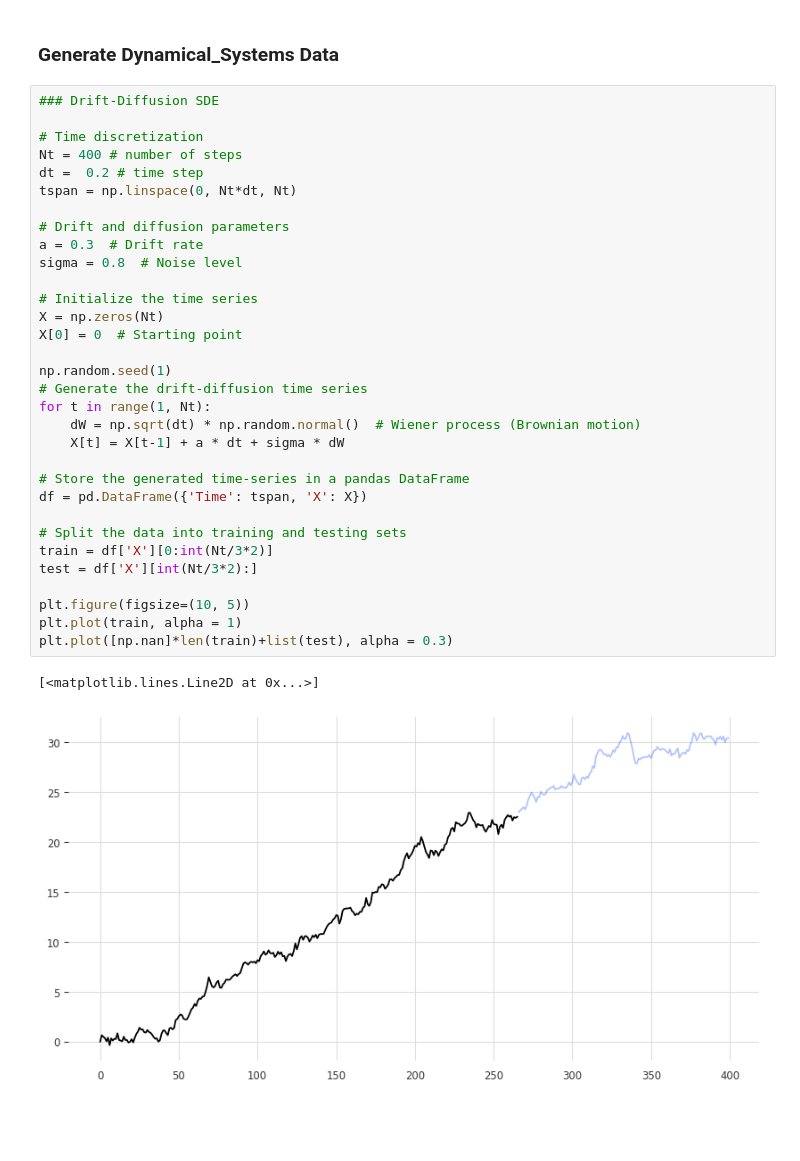
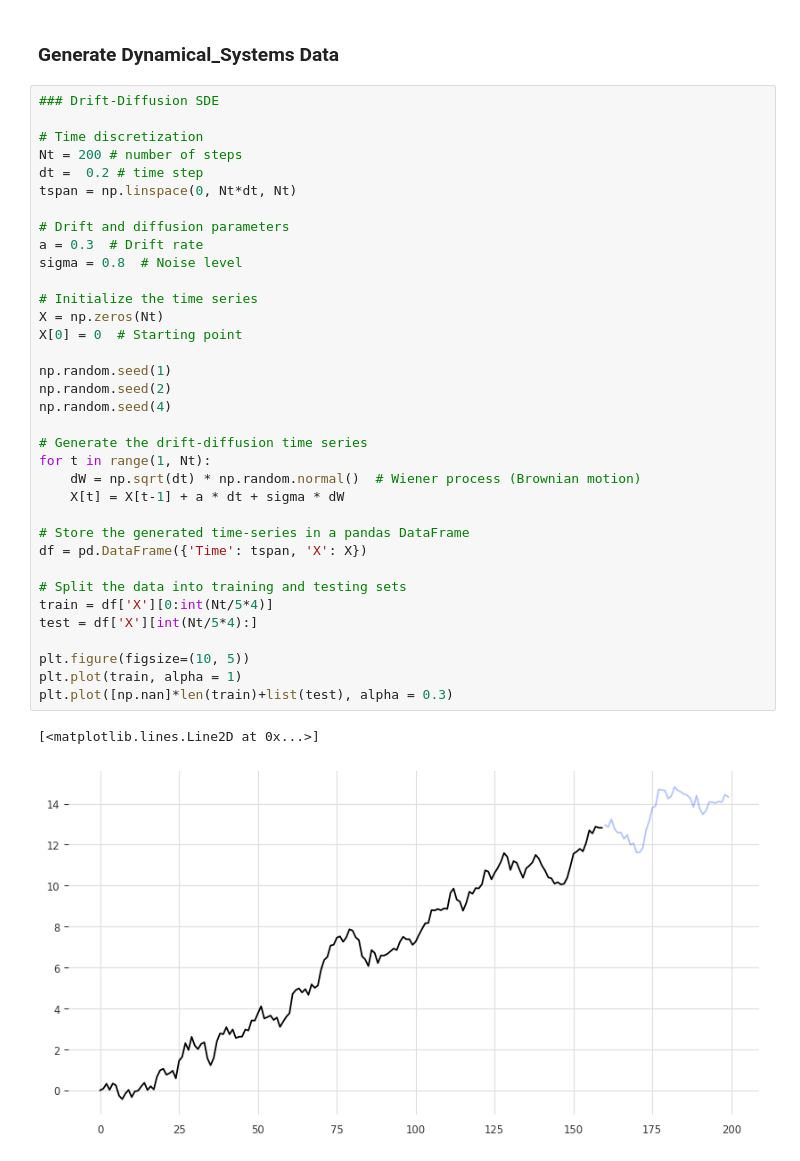
Before and after one commit to AntonioLiu97/llmICL, a Jupyter notebook: distribution_tuning_demo.ipynb, the cells around one changed output. Drawn from its saved outputs; the diff is of its cells as text; blank space fills up the shorter version.

```diff
--- a/distribution_tuning_demo.ipynb
+++ b/distribution_tuning_demo.ipynb
@@ -144,34 +156,37 @@ model_names = list(model_predict_fns.keys())
 ### Drift-Diffusion SDE
 
 # Time discretization
-Nt = 400 # number of steps
+Nt = 200 # number of steps
 dt =  0.2 # time step
 tspan = np.linspace(0, Nt*dt, Nt)
 
 # Drift and diffusion parameters
 a = 0.3  # Drift rate
 sigma = 0.8  # Noise level
 
 # Initialize the time series
 X = np.zeros(Nt)
 X[0] = 0  # Starting point
 
 np.random.seed(1)
+np.random.seed(2)
+np.random.seed(4)
+
 # Generate the drift-diffusion time series
 for t in range(1, Nt):
     dW = np.sqrt(dt) * np.random.normal()  # Wiener process (Brownian motion)
     X[t] = X[t-1] + a * dt + sigma * dW
 
 # Store the generated time-series in a pandas DataFrame
 df = pd.DataFrame({'Time': tspan, 'X': X})
 
 # Split the data into training and testing sets
-train = df['X'][0:int(Nt/3*2)]
-test = df['X'][int(Nt/3*2):]
+train = df['X'][0:int(Nt/5*4)]
+test = df['X'][int(Nt/5*4):]
 
 plt.figure(figsize=(10, 5))
 plt.plot(train, alpha = 1)
 plt.plot([np.nan]*len(train)+list(test), alpha = 0.3)
 # %% [output]
 [<matplotlib.lines.Line2D at 0x...>]
-[figure, old version]
+[figure, new version]
```
Also changed, not shown: parts of 24 cells of this notebook, 3 other files.
